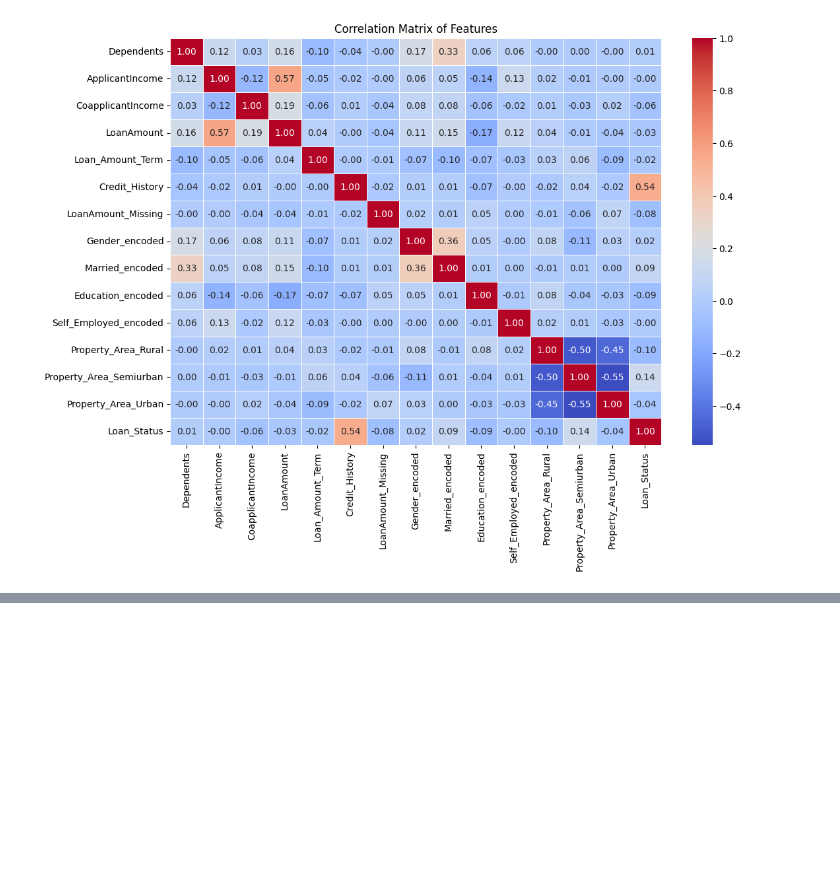
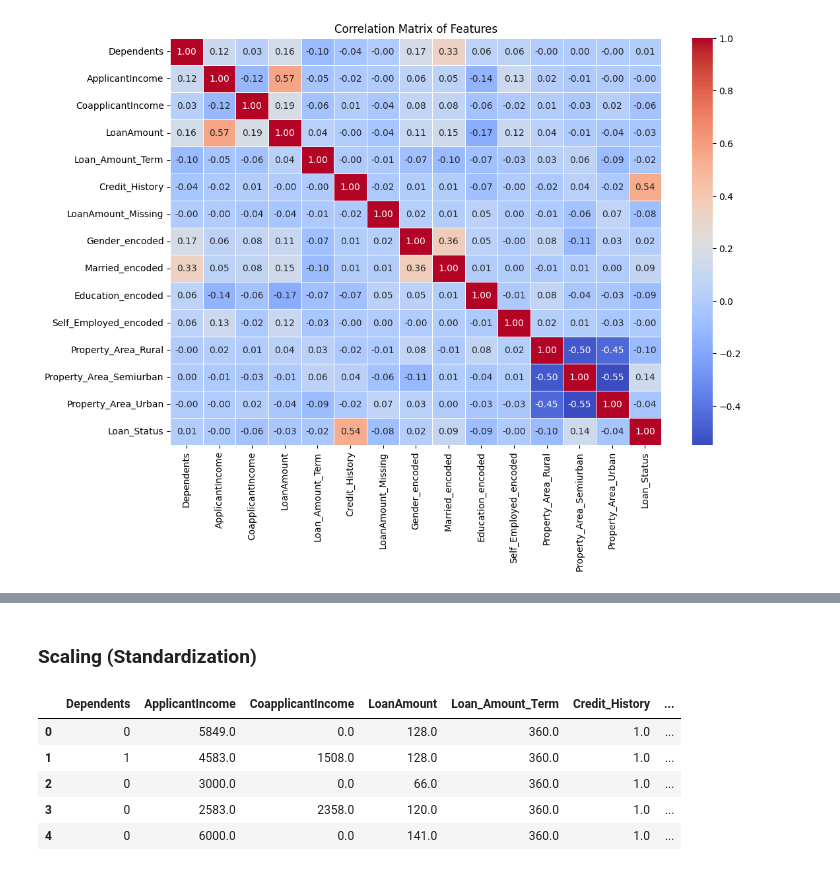
Before and after one commit to murad-02/Loan-Approval-Prediction, a Jupyter notebook: NotebookFile/LoanApprovalPrediction.ipynb, the cells around one changed output, grey strips where cells are left out. Saved outputs shown, nothing was run; the diff lists cells and outputs as text; code cells hidden in the pictures; blank space fills up the shorter version.

```diff
--- a/NotebookFile/LoanApprovalPrediction.ipynb
+++ b/NotebookFile/LoanApprovalPrediction.ipynb
@@ -893,0 +920,9 @@ plt.show()
+# %%
+# Fix outliers in ApplicantIncome using IQR capping
+Q1 = train_data['ApplicantIncome'].quantile(0.25)
+Q3 = train_data['ApplicantIncome'].quantile(0.75)
+IQR = Q3 - Q1
+lower_bound = Q1 - 1.5 * IQR
+upper_bound = Q3 + 1.5 * IQR
+
+train_data['ApplicantIncome'] = train_data['ApplicantIncome'].clip(lower=lower_bound, upper=upper_bound)
@@ -893,0 +931,9 @@ plt.show()
+# %%
+# Fix outliers in CoapplicantIncome using IQR capping
+Q1 = train_data['CoapplicantIncome'].quantile(0.25)
+Q3 = train_data['CoapplicantIncome'].quantile(0.75)
+IQR = Q3 - Q1
+lower_bound = Q1 - 1.5 * IQR
+upper_bound = Q3 + 1.5 * IQR
+
+train_data['CoapplicantIncome'] = train_data['CoapplicantIncome'].clip(lower=lower_bound, upper=upper_bound)
@@ -893,0 +984,12 @@ plt.show()
+# %% [markdown]
+### Scaling (Standardization)
+# %%
+#Before Scaling
+train_data.head()
+# %% [output]
+|  | Dependents | ApplicantIncome | CoapplicantIncome | LoanAmount | Loan_Amount_Term | Credit_History | ... |
+| 0 | 0 | 5849.0 | 0.0 | 128.0 | 360.0 | 1.0 | ... |
+| 1 | 1 | 4583.0 | 1508.0 | 128.0 | 360.0 | 1.0 | ... |
+| 2 | 0 | 3000.0 | 0.0 | 66.0 | 360.0 | 1.0 | ... |
+| 3 | 0 | 2583.0 | 2358.0 | 120.0 | 360.0 | 1.0 | ... |
+| 4 | 0 | 6000.0 | 0.0 | 141.0 | 360.0 | 1.0 | ... |
```
Also changed, not shown: parts of 11 cells of this notebook, 1 other file.
